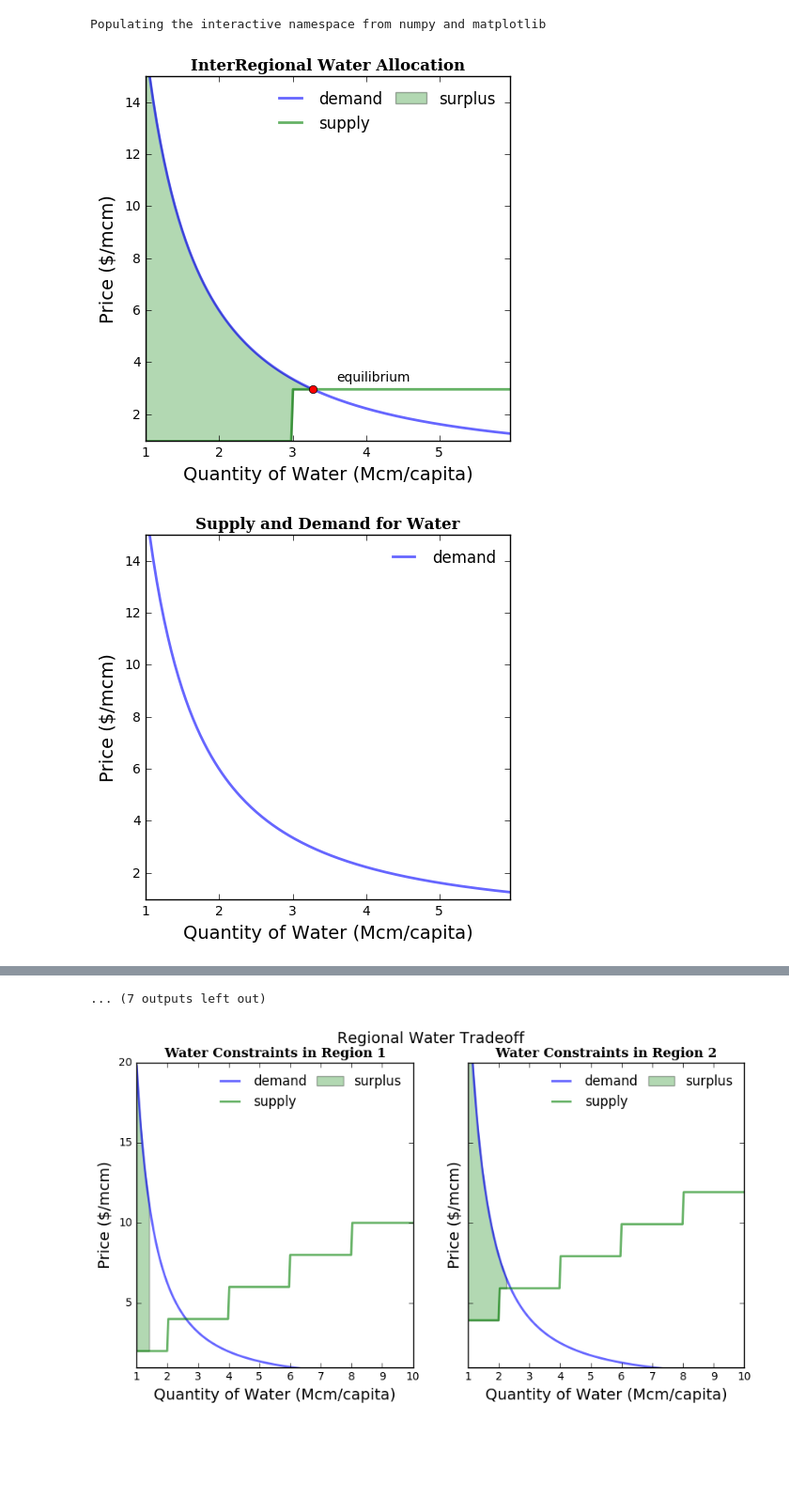
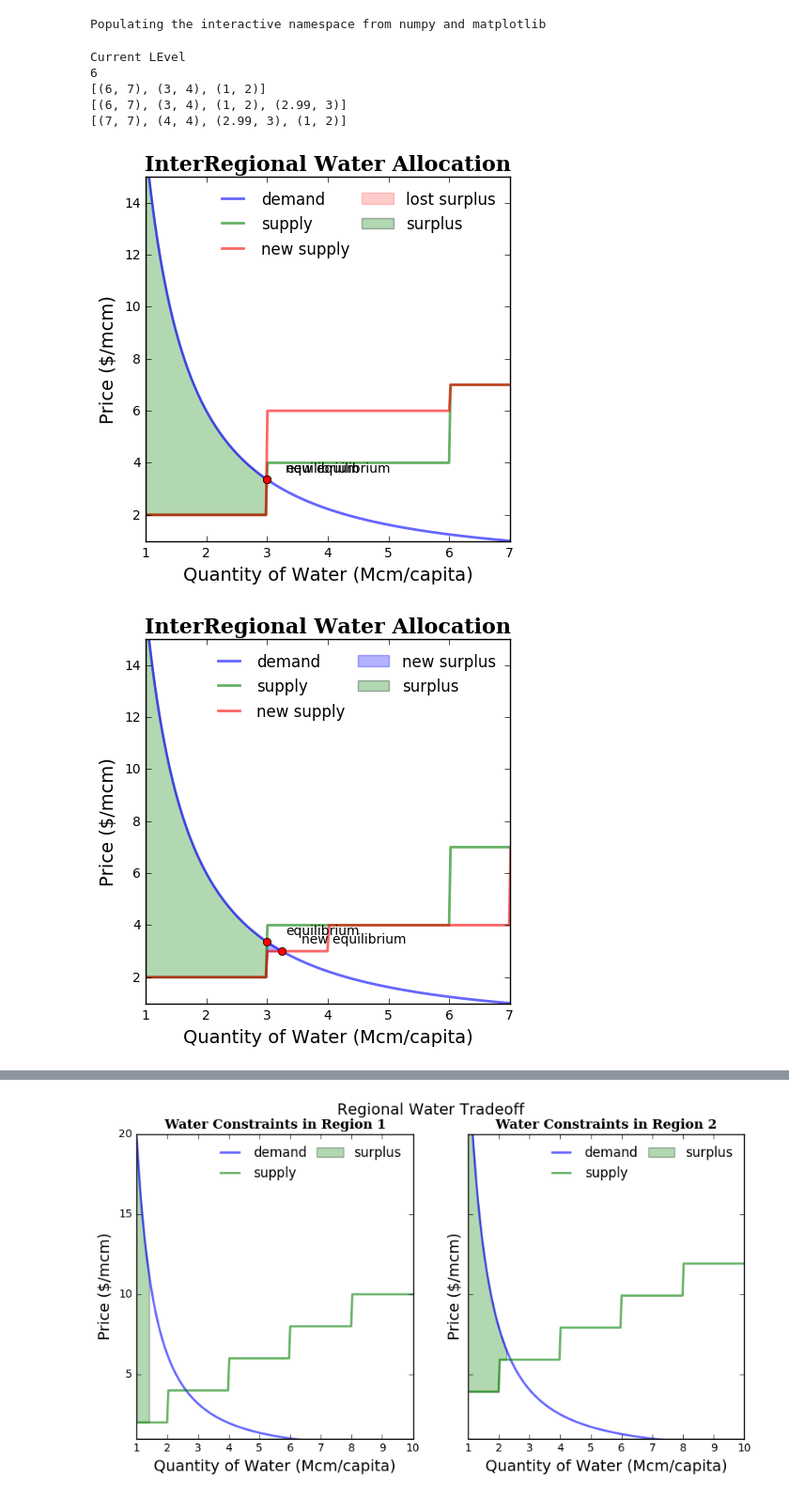
Before and after one commit to akaufman10/was, a Jupyter notebook: trainings/EconGraphs.ipynb, the cells around one changed output, grey strips where cells are left out. Shown at 94% size. Cells and saved outputs as stored; diff of their text form; code cells hidden in the pictures; blank space fills up the shorter version.

```diff
--- a/trainings/EconGraphs.ipynb
+++ b/trainings/EconGraphs.ipynb
@@ -597,7 +634,7 @@ graphMaker = scenarioSimulator(Market)
 if __name__ == '__main__':
 
     #test graphs
-
+    '''
     graphMaker.drawFigure(annotate=True)
 
     graphMaker.drawDemand()
@@ -620,36 +657,49 @@ if __name__ == '__main__':
 
     graphMaker.drawSupplyShift(-1)
     graphMaker.annotate()
+    '''
+    graphMaker.drawSupplyShift([2],[1])
+    graphMaker.annotate()
 
+    graphMaker.drawSupplyShift(newPoint = (3,1))
+    graphMaker.annotate()
+
+    '''
     graphMaker.drawHouseholds(4)
     graphMaker.annotate()
 
     graphMaker.drawPopulationShift(2,away=True)
     graphMaker.annotate()
 
     graphMaker.drawCapitalExpTradeoff(3,.4,drawEQ=True)
     graphMaker.annotate()
 
     graphMaker.drawCapitalExpTradeoff(1,.2,totalSupply = 4, q_split = .6, otherMarket=springMarket)
     graphMaker.annotate()
 
     graphMaker.drawOptimalTradeoff(4, otherMarket=Market)
     graphMaker.annotate()
 
     graphMaker.drawCapitalExpTradeoff(1, .4, totalSupply = 4, otherMarket = springMarket, optimize=True)
     graphMaker.annotate()
 
     graphMaker.drawFigure(drawSurplus = False)
     graphMaker.annotate()
 
     graphMaker.drawTradeoff(4,.4)
     graphMaker.annotate()
 
     graphMaker.drawShifts()
     graphMaker.annotate()
 
     graphMaker.drawOptimalTradeoff(4, otherMarket = springMarket)
     graphMaker.annotate()
+    '''
 # %% [output]
+Current LEvel
+6
+[(6, 7), (3, 4), (1, 2)]
+[(6, 7), (3, 4), (1, 2), (2.99, 3)]
+[(7, 7), (4, 4), (2.99, 3), (1, 2)]
-[figure, old version]
+[figure, new version]
-[figure, old version]
+[figure, new version]
@@ -666,4 +706,3 @@ if __name__ == '__main__':
-... (7 outputs left out)
 # %%
     # functions for interactive graphs
 
```
Also changed, not shown: parts of 4 cells of this notebook, 15 other files.
